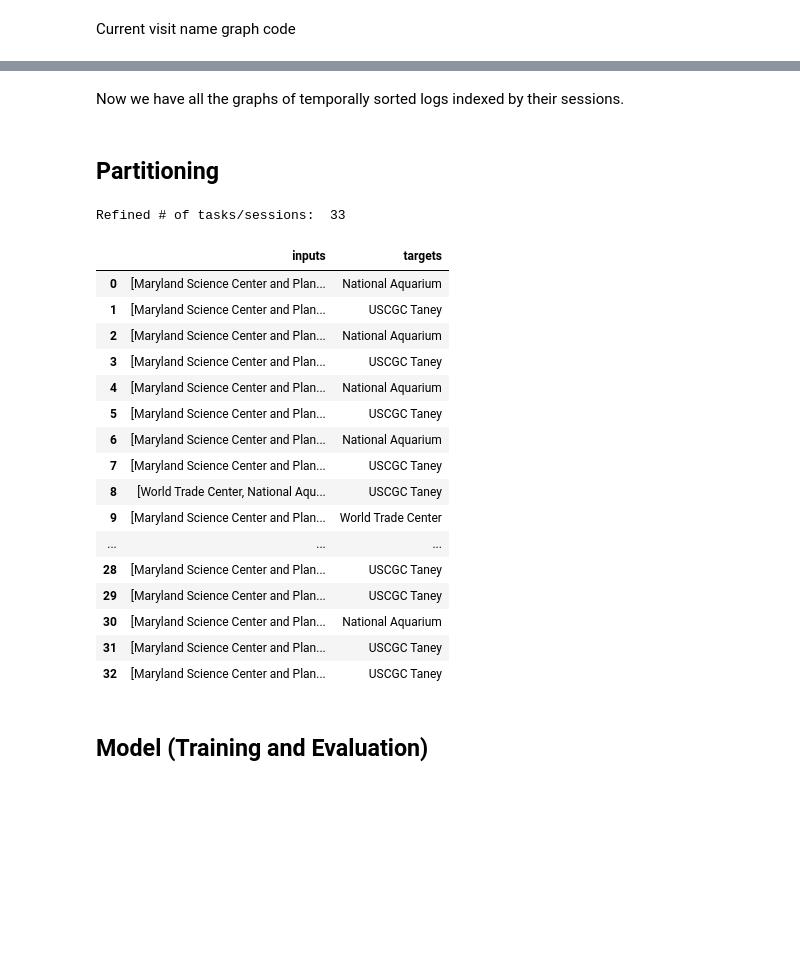
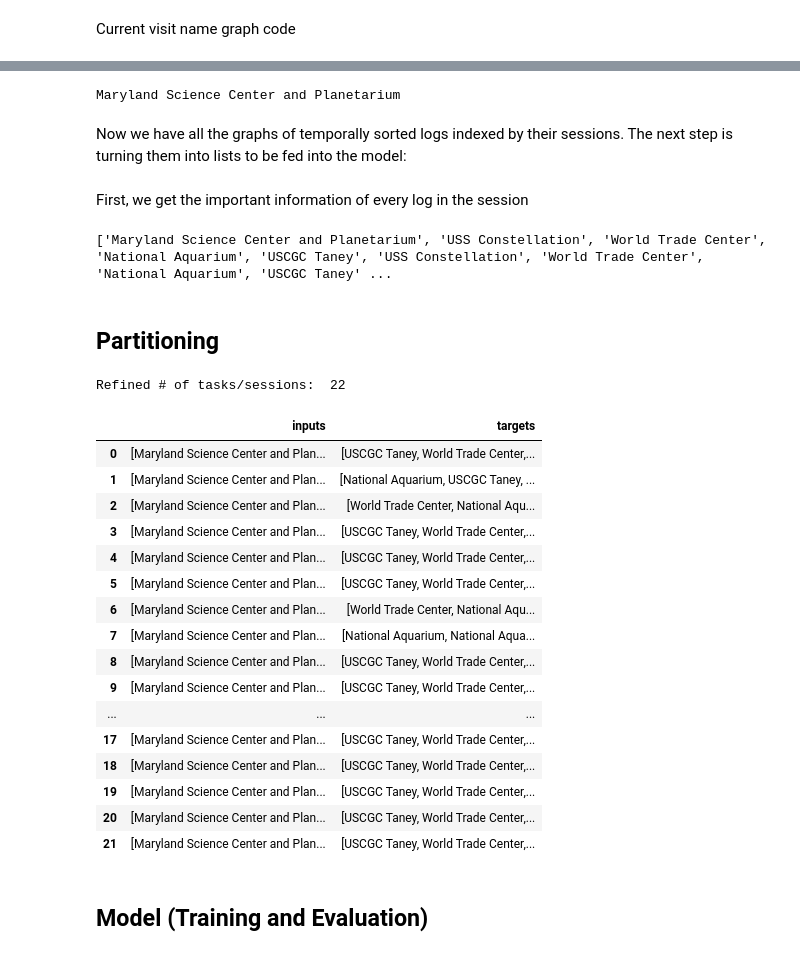
Before and after one commit to UMD-ARLIS/incubator-flagon-distill, a Jupyter notebook: prototypes/Prototype 3.ipynb, the cells around one changed output, grey strips where cells are left out. Drawn from its saved outputs; the diff is of its cells as text; code cells hidden in the pictures; blank space fills up the shorter version.

Commit message:
prototype_3.3 - input fit and model work

```diff
--- a/prototypes/Prototype 3.ipynb
+++ b/prototypes/Prototype 3.ipynb
@@ -203,7 +198,7 @@ def setup(file, date_type):
     return data
 # %%
 # Path to the logs
-files = ["logs_nome_vlad.json"]
+files = ["data3/logs_nome_liam.json"]
 
 # Color coding the different elements for the Sankey and Directed graphs
 # color_dict = {'Other':'green', 'div.leaflet-pane leaflet-map-pane':'red'}
@@ -244,38 +239,60 @@ for file in files:
+# %%
+print( (data['session_1688066755015']['session_16880667550152023-06-29 20:16:38.223000customvisit']['details']['name'] ) )
+# %% [output]
+Maryland Science Center and Planetarium
 # %% [markdown]
-Now we have all the graphs of temporally sorted logs indexed by their sessions.
+Now we have all the graphs of temporally sorted logs indexed by their sessions. The next step is turning them into lists to be fed into the model:
+# %% [markdown]
+First, we get the important information of every log in the session
+# %%
+sess_elements = {}
+for sessID,logs in data.items():
+    for logID,log in logs.items():
+        elem_name = log['details']['name']
+        if (not sessID in sess_elements.keys()):
+            sess_elements[sessID] = [ elem_name ]
+        else:
+            sess_elements[sessID] += [ elem_name ]
+# %%
+print(sess_elements['session_1688066755015'])
+# %% [output]
+['Maryland Science Center and Planetarium', 'USS Constellation', 'World Trade Center', 'National Aquarium', 'USCGC Taney', 'USS Constellation', 'World Trade Center', 'National Aquarium', 'USCGC Taney' ...
 # %% [markdown]
 ## Partitioning
 # %%
 import pandas as pd
 
-data = [s for s in sess_lst if len(s) > 1]
+#Our max "n" value for now will be 4, so n = [1,4]
+data = [sess_elements[sessID] for sessID in sess_elements.keys() if len(sess_elements[sessID]) > 5]
+
 print("Refined # of tasks/sessions: ", len(data))
 
 # inputs = [s[:-1] for s in data]
 # targets = [s[-1] for s in data]
-data_tups = [(s[:-1], s[-1]) for s in data]
+n = 4
+data_tups = [(s[:-n], s[-n:]) for s in data]
 # print("data: ", data_tups)
 df = pd.DataFrame(data_tups, columns=["inputs", "targets"])
 df
 # %% [output]
-Refined # of tasks/sessions:  33
+Refined # of tasks/sessions:  22
 |  | inputs | targets |
-| 0 | [Maryland Science Center and Plan... | National Aquarium |
-| 1 | [Maryland Science Center and Plan... | USCGC Taney |
-| 2 | [Maryland Science Center and Plan... | National Aquarium |
-| 3 | [Maryland Science Center and Plan... | USCGC Taney |
-| 4 | [Maryland Science Center and Plan... | National Aquarium |
-| 5 | [Maryland Science Center and Plan... | USCGC Taney |
-| 6 | [Maryland Science Center and Plan... | National Aquarium |
-| 7 | [Maryland Science Center and Plan... | USCGC Taney |
-| 8 | [World Trade Center, National Aqu... | USCGC Taney |
-| 9 | [Maryland Science Center and Plan... | World Trade Center |
+| 0 | [Maryland Science Center and Plan... | [USCGC Taney, World Trade Center,... |
+| 1 | [Maryland Science Center and Plan... | [National Aquarium, USCGC Taney, ... |
+| 2 | [Maryland Science Center and Plan... | [World Trade Center, National Aqu... |
+| 3 | [Maryland Science Center and Plan... | [USCGC Taney, World Trade Center,... |
+| 4 | [Maryland Science Center and Plan... | [USCGC Taney, World Trade Center,... |
+| 5 | [Maryland Science Center and Plan... | [USCGC Taney, World Trade Center,... |
+| 6 | [Maryland Science Center and Plan... | [World Trade Center, National Aqu... |
+| 7 | [Maryland Science Center and Plan... | [National Aquarium, National Aqua... |
+| 8 | [Maryland Science Center and Plan... | [USCGC Taney, World Trade Center,... |
+| 9 | [Maryland Science Center and Plan... | [USCGC Taney, World Trade Center,... |
 | ... | ... | ... |
-| 28 | [Maryland Science Center and Plan... | USCGC Taney |
-| 29 | [Maryland Science Center and Plan... | USCGC Taney |
-| 30 | [Maryland Science Center and Plan... | National Aquarium |
-| 31 | [Maryland Science Center and Plan... | USCGC Taney |
-| 32 | [Maryland Science Center and Plan... | USCGC Taney |
+| 17 | [Maryland Science Center and Plan... | [USCGC Taney, World Trade Center,... |
+| 18 | [Maryland Science Center and Plan... | [USCGC Taney, World Trade Center,... |
+| 19 | [Maryland Science Center and Plan... | [USCGC Taney, World Trade Center,... |
+| 20 | [Maryland Science Center and Plan... | [USCGC Taney, World Trade Center,... |
+| 21 | [Maryland Science Center and Plan... | [USCGC Taney, World Trade Center,... |
 # %% [markdown]
 ## **Model** (Training and Evaluation)
 # %% [markdown]
```
Also changed, not shown: parts of 5 cells of this notebook, 9 other files.
